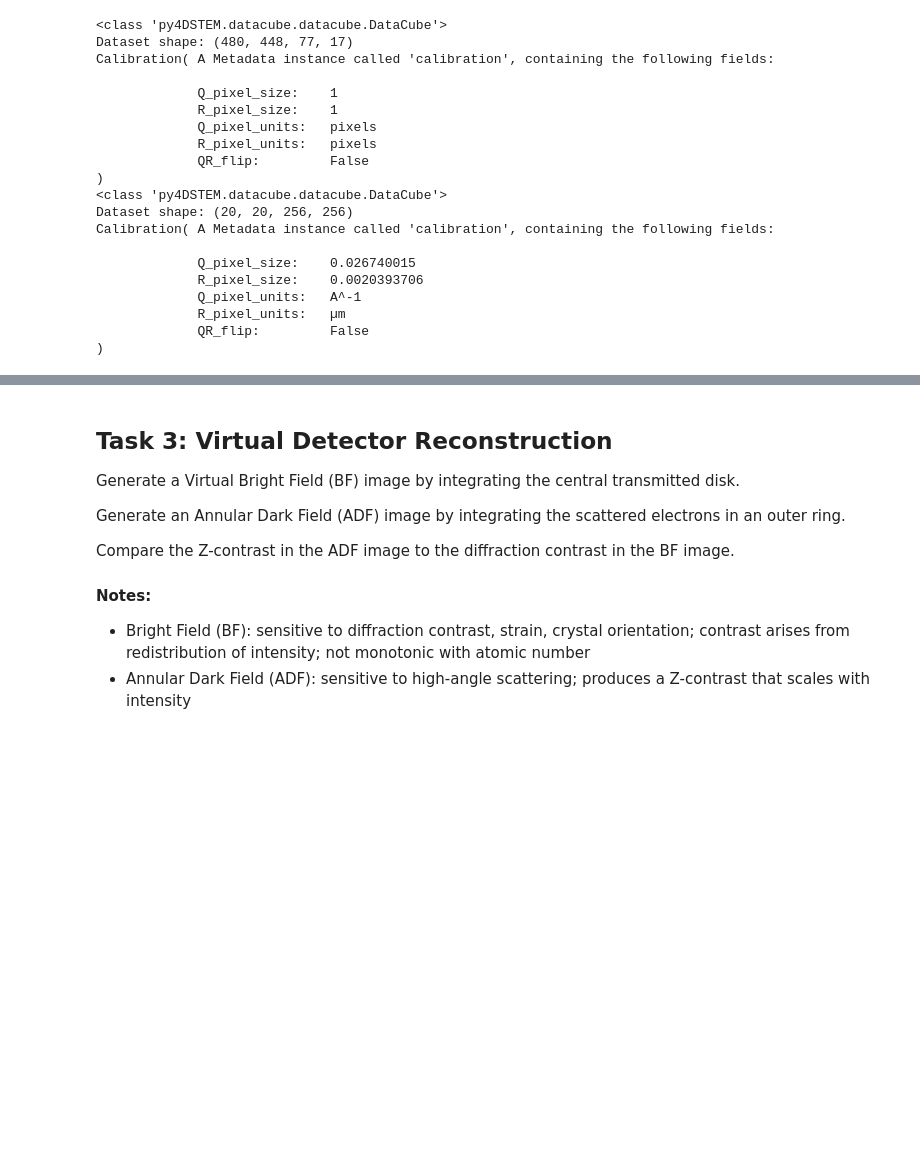
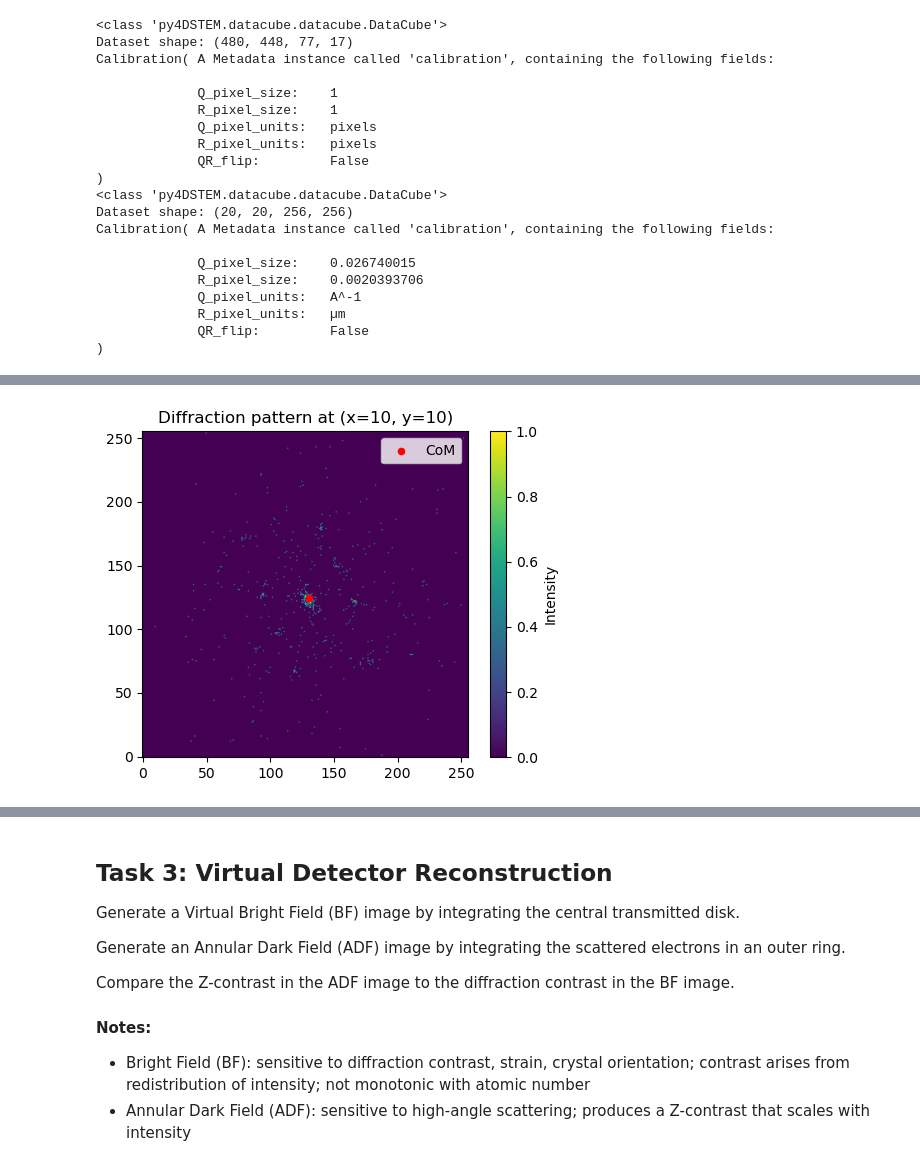
Before and after one commit to eliseetrheim/MSE465_EliseEtrheim, a Jupyter notebook: assignments/assignment_02_setup.ipynb, the cells around one changed output, grey strips where cells are left out. Drawn from its saved outputs; the diff is of its cells as text; code cells hidden in the pictures; blank space fills up the shorter version.

```diff
--- a/assignments/assignment_02_setup.ipynb
+++ b/assignments/assignment_02_setup.ipynb
@@ -193 +227,17 @@ Calibration beam center (pixels): (130.16, 124.53)
+# %%
+# Visualize CoM on diffraction pattern
+plt.figure(figsize=(5, 4))
+plt.imshow(np.sqrt(dp_calib), origin="lower") # sqrt to enhance contrast
+
+com_x_calib = 130.16 # Geometric center at 128
+com_y_calib = 124.53 # Geometric center at 128
+plt.scatter(com_x_calib, com_y_calib, color='red',zorder=10, s=20, label='CoM')
+
+plt.colorbar(label="Intensity")
+plt.title(f"Diffraction pattern at (x={Rx0_calib}, y={Ry0_calib})")
+plt.legend()
+plt.tight_layout()
+plt.show()
+# %% [output]
+[figure, added]
 # %%
```
Also changed, not shown: parts of 23 cells of this notebook.
